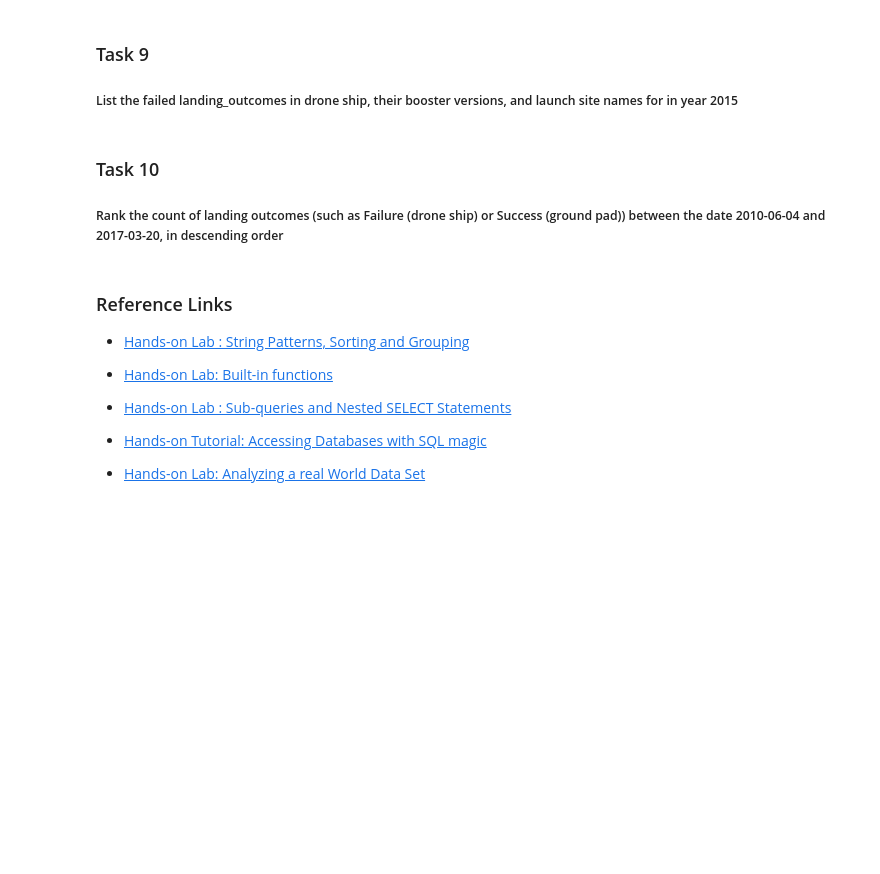
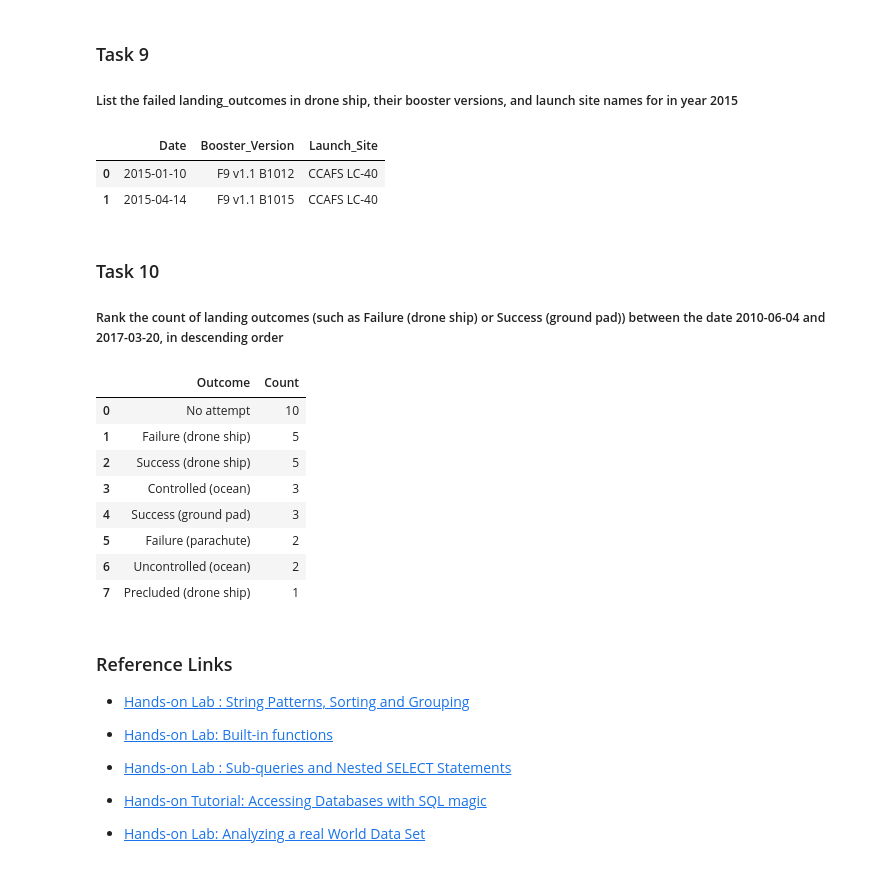
Before and after one commit to qwerty16/portfolio-data, a Jupyter notebook: spacex/Data Exploration with SQL.ipynb, the cells around one changed output. Cells and saved outputs as stored; diff of their text form; code cells hidden in the pictures; blank space fills up the shorter version.

```diff
--- a/spacex/Data Exploration with SQL.ipynb
+++ b/spacex/Data Exploration with SQL.ipynb
@@ -145,10 +152,28 @@ Now write and execute SQL queries to solve the assignment tasks.
 ### Task 9
 
 ##### List the failed landing_outcomes in drone ship, their booster versions, and launch site names for in year 2015
+# %%
+pd.read_sql("select Date, Booster_Version, Launch_Site from spacex where Landing_Outcome = 'Failure (drone ship)' and YEAR(Date) = 2015", cnx)
+# %% [output]
+|  | Date | Booster_Version | Launch_Site |
+| 0 | 2015-01-10 | F9 v1.1 B1012 | CCAFS LC-40 |
+| 1 | 2015-04-14 | F9 v1.1 B1015 | CCAFS LC-40 |
 # %% [markdown]
 ### Task 10
 
 ##### Rank the count of landing outcomes (such as Failure (drone ship) or Success (ground pad)) between the date 2010-06-04 and 2017-03-20, in descending order
+# %%
+pd.read_sql("select Landing_Outcome as Outcome, count(*) as Count from spacex where Date between '2010-06-04' and '2017-03-20' group by Landing_Outcome order by count(*) desc", cnx)
+# %% [output]
+|  | Outcome | Count |
+| 0 | No attempt | 10 |
+| 1 | Failure (drone ship) | 5 |
+| 2 | Success (drone ship) | 5 |
+| 3 | Controlled (ocean) | 3 |
+| 4 | Success (ground pad) | 3 |
+| 5 | Failure (parachute) | 2 |
+| 6 | Uncontrolled (ocean) | 2 |
+| 7 | Precluded (drone ship) | 1 |
 # %% [markdown]
 ### Reference Links
 
```
Also changed, not shown: parts of 17 cells of this notebook.
